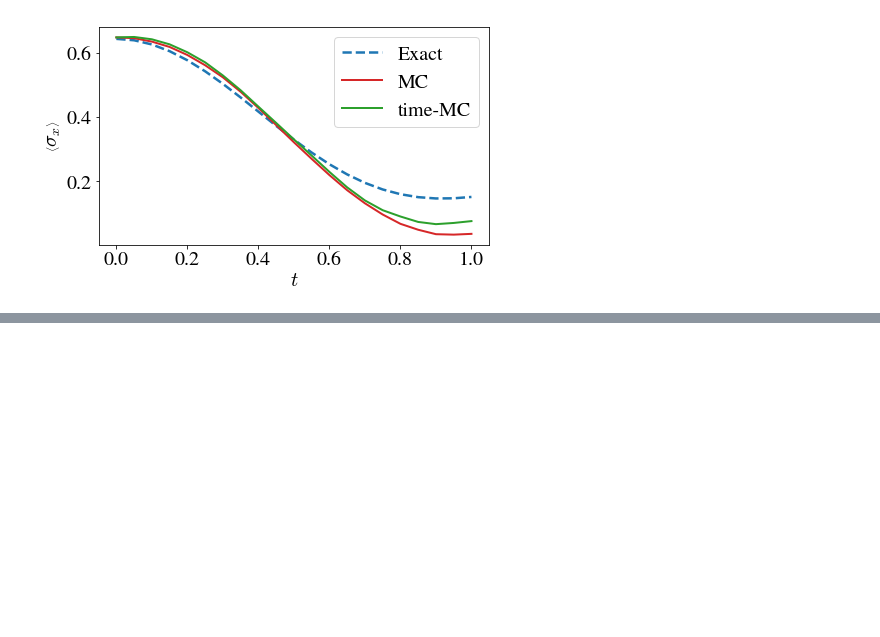
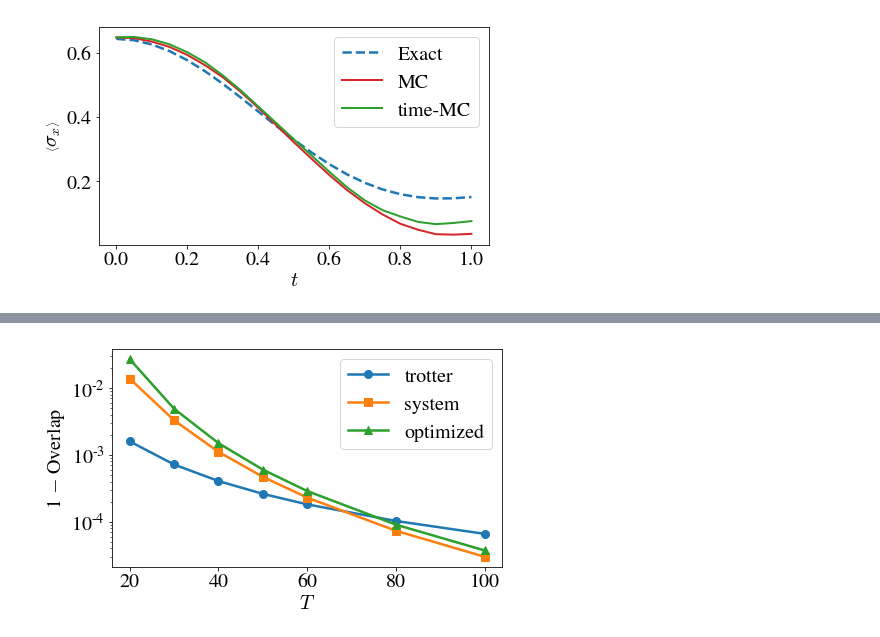
Before and after one commit to stavros11/Time-Evolution, a Jupyter notebook: plot_observables.ipynb, the cells around one changed output, grey strips where cells are left out. Drawn from its saved outputs; the diff is of its cells as text; code cells hidden in the pictures; blank space fills up the shorter version.

Commit message:
Compare with trotterization

```diff
--- a/plot_observables.ipynb
+++ b/plot_observables.ipynb
@@ -76,0 +68,34 @@ array([1., 1., 1., 1., 1., 1., 1., 1., 1., 1., 1., 1., 1., 1., 1., 1., 1.,
+# %%
+n_sites = 6
+h_init = 1.0
+h_ev = 0.5
+
+ham0 = utils.tfim_hamiltonian(n_sites, h=0.0)
+ham = utils.tfim_hamiltonian(n_sites, h=h_ev)
+hamf = ham - ham0
+
+data_dir = "C:/DATA/ClockV2/histories"
+# %%
+time_steps_list = [20, 30, 40, 50, 60, 80, 100]
+
+overlaps = {"trotter": [], "system": [], "optimized": []}
+for time_steps in time_steps_list:
+    t = np.linspace(0.0, 1.0, time_steps + 1)
+    dt = t[1] - t[0]
+
+    exact_state, exact_obs = utils.tfim_exact_evolution(n_sites, t[-1], time_steps, h0=h_init, h=h_ev)
+
+    u_list = [scipy.linalg.expm(-1j * dt * ham0), scipy.linalg.expm(-1j * dt * hamf)]
+    trotter_state = utils.tfim_trotterized_evolution(u_list, exact_state[0], time_steps)
+
+    clock = ed.construct_sparse_clock(ham0 + hamf, dt, time_steps)
+    system_state = ed.solve_evolution_system(clock, exact_state[0], scipy.sparse.linalg.gmres)
+
+    optimized = h5py.File("{}/N=6/allstates_fullwv_N6M{}.h5py".format(data_dir, time_steps), "r")
+
+    overlaps["optimized"].append(optimized["overlaps"][-1])
+    overlaps["trotter"].append(utils.averaged_overlap(exact_state, trotter_state))
+    overlaps["system"].append(utils.averaged_overlap(exact_state, system_state))
+
+for k in overlaps.keys():
+    overlaps[k] = np.array(overlaps[k])
@@ -76,0 +110,11 @@ array([1., 1., 1., 1., 1., 1., 1., 1., 1., 1., 1., 1., 1., 1., 1., 1., 1.,
+# %%
+plt.figure(figsize=(7, 4))
+markers = ["o", "s", "^"]
+for i, k in enumerate(overlaps.keys()):
+    plt.semilogy(time_steps_list, 1 - overlaps[k], color=cp[i], marker=markers[i], markersize=8, linewidth=2.5, label=k)
+plt.xlabel("$T$")
+plt.ylabel("1 $-$ Overlap")
+plt.legend()
+plt.show()
+# %% [output]
+[figure, added]
```
Also changed, not shown: parts of 8 cells of this notebook, 2 other files.
